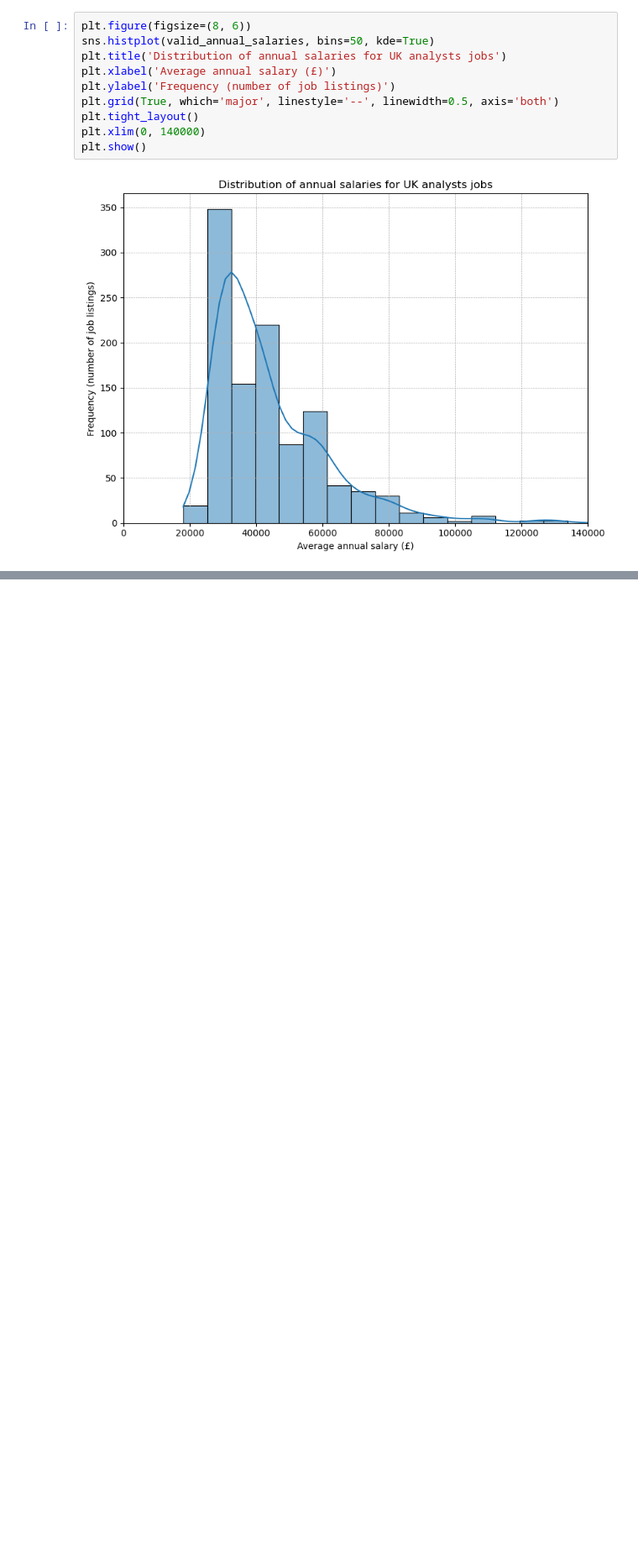
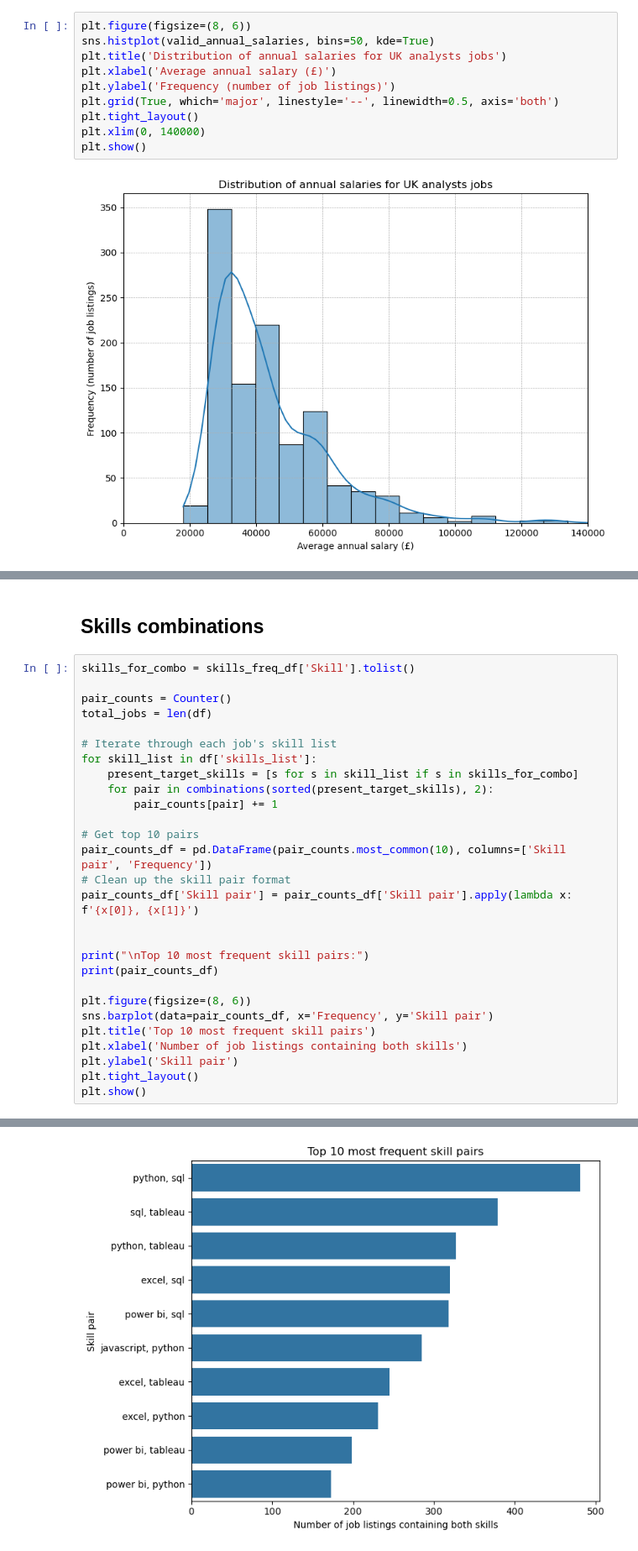
Before and after one commit to CawbyCop/720000069, a Jupyter notebook: blog.ipynb, the cells around one changed output, grey strips where cells are left out. Shown: that part at 84% size. Drawn from its saved outputs; the diff is of its cells as text; blank space fills up the shorter version.

```diff
--- a/blog.ipynb
+++ b/blog.ipynb
@@ -233,0 +369,31 @@ plt.show()
+# %% [markdown]
+## Skills combinations
+# %%
+skills_for_combo = skills_freq_df['Skill'].tolist()
+
+pair_counts = Counter()
+total_jobs = len(df)
+
+# Iterate through each job's skill list
+for skill_list in df['skills_list']:
+    present_target_skills = [s for s in skill_list if s in skills_for_combo]
+    for pair in combinations(sorted(present_target_skills), 2):
+        pair_counts[pair] += 1
+
+# Get top 10 pairs
+pair_counts_df = pd.DataFrame(pair_counts.most_common(10), columns=['Skill pair', 'Frequency'])
+# Clean up the skill pair format
+pair_counts_df['Skill pair'] = pair_counts_df['Skill pair'].apply(lambda x: f'{x[0]}, {x[1]}')
+
+
+print("\nTop 10 most frequent skill pairs:")
+print(pair_counts_df)
+
+plt.figure(figsize=(8, 6))
+sns.barplot(data=pair_counts_df, x='Frequency', y='Skill pair')
+plt.title('Top 10 most frequent skill pairs')
+plt.xlabel('Number of job listings containing both skills')
+plt.ylabel('Skill pair')
+plt.tight_layout()
+plt.show()
+# %% [output]
@@ -233,0 +412 @@ plt.show()
+[figure, added]
```
Also changed, not shown: parts of 15 cells of this notebook, 1 other file.
